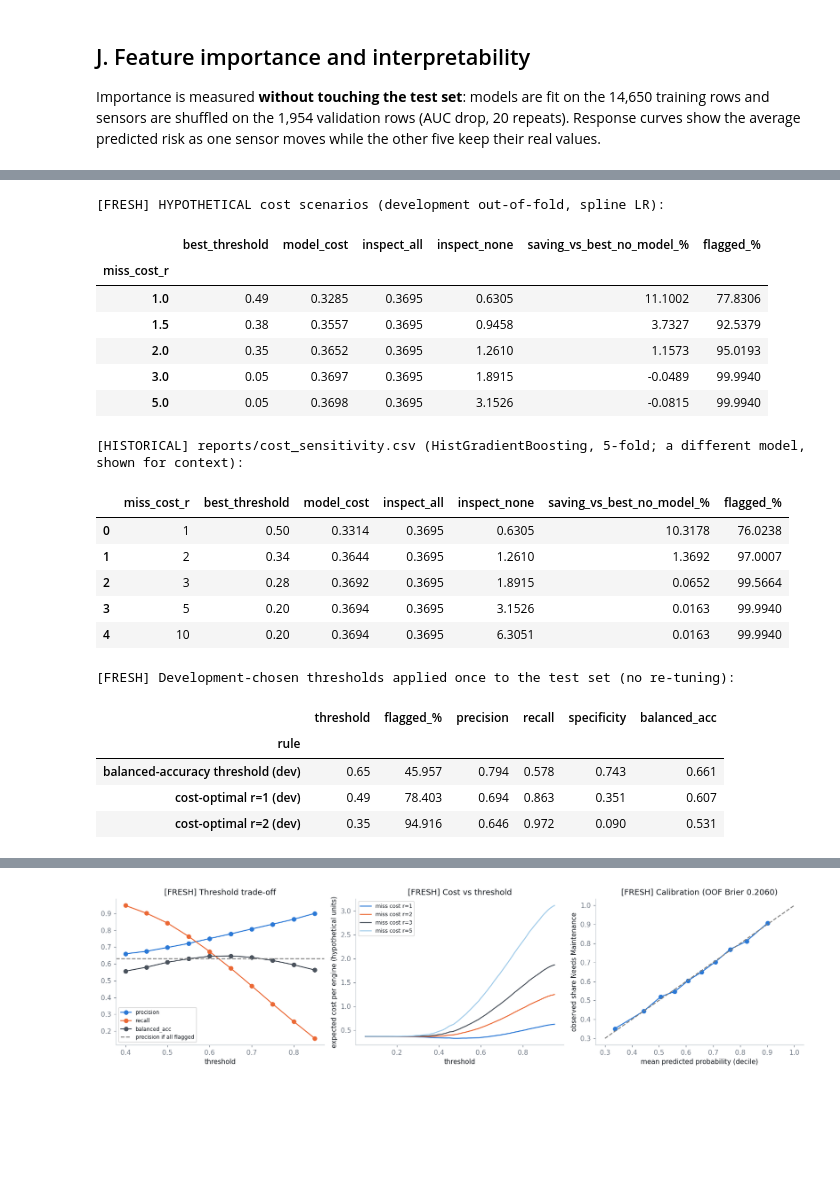
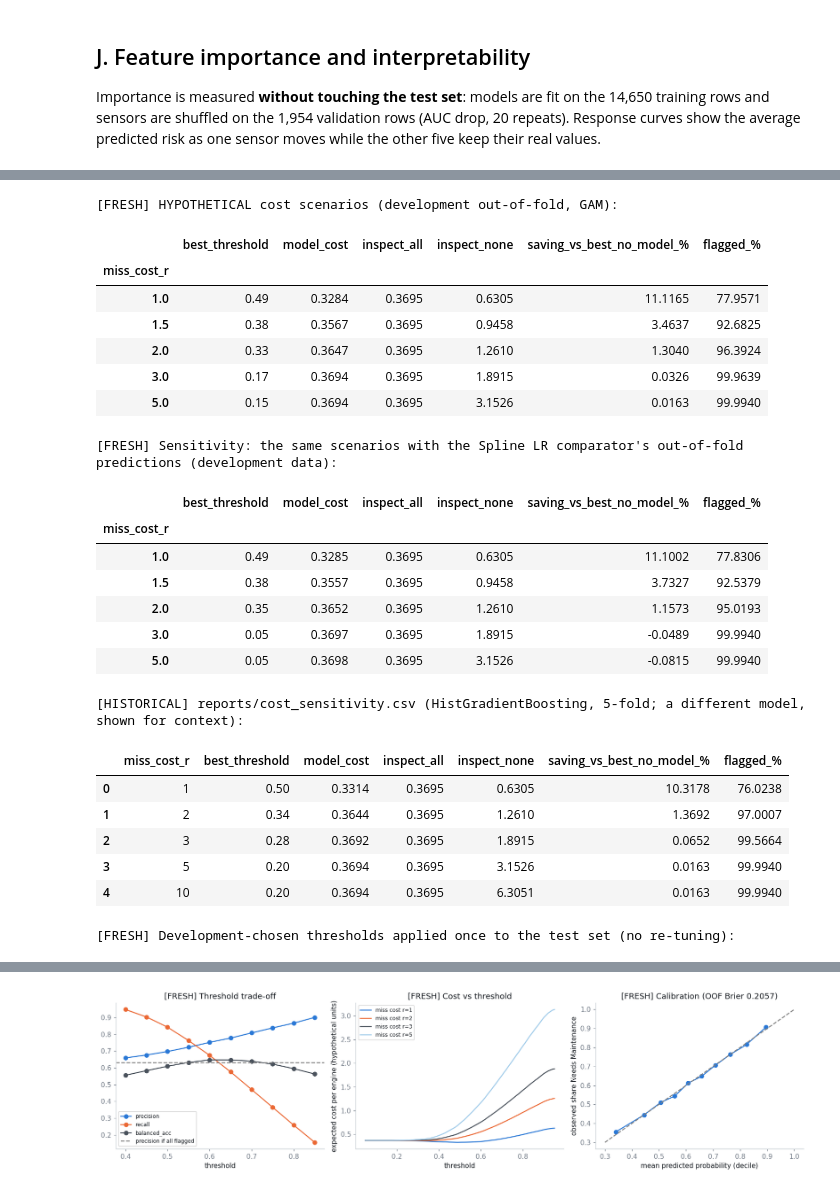
Before and after one commit to cynthia-0316/smartops, a Jupyter notebook: reports/colab_run/SmartOps_Final_Colab_Analysis.executed.ipynb, the cells around one changed output, grey strips where cells are left out. Cells and saved outputs as stored; diff of their text form; code cells hidden in the pictures; blank space fills up the shorter version.

```diff
--- a/reports/colab_run/SmartOps_Final_Colab_Analysis.executed.ipynb
+++ b/reports/colab_run/SmartOps_Final_Colab_Analysis.executed.ipynb
@@ -616,10 +631,10 @@ for nm, p in TEST_P.items():
 axes[0].plot([0, 1], [0, 1], "k:", label="no skill"); axes[0].set_xlabel("false positive rate"); axes[0].set_ylabel("true positive rate")
 axes[0].set_title("[FRESH] Test-set ROC curves"); axes[0].legend(fontsize=8, loc="lower right")
 
-cm = confusion_matrix(YT, (p_spline >= 0.5).astype(int))
+cm = confusion_matrix(YT, (p_final >= 0.5).astype(int))
 im = axes[1].imshow(cm, cmap="Blues")
 for (i, j), v in np.ndenumerate(cm): axes[1].text(j, i, f"{v:,}", ha="center", va="center", fontsize=13, color="white" if v > cm.max() / 2 else "black")
 axes[1].set_xticks([0, 1]); axes[1].set_xticklabels(["pred Normal", "pred Needs Maint."]); axes[1].set_yticks([0, 1]); axes[1].set_yticklabels(["true Normal", "true Needs Maint."])
-axes[1].set_title("[FRESH] Spline LR confusion matrix on test at threshold 0.5\n(reference only; Section K chooses the operating threshold on development data)", fontsize=9)
+axes[1].set_title("[FRESH] GAM confusion matrix on test at threshold 0.5\n(reference only; Section K chooses the operating threshold on development data)", fontsize=9)
 plt.tight_layout(); plt.show()
 # %% [output]
@@ -631,7 +646,7 @@ Importance is measured **without touching the test set**: models are fit on the
 # %%
 X_tr, y_tr = train_df[RAW_FEATURES], train_df[TARGET].values
 X_va, y_va = val_df[RAW_FEATURES], val_df[TARGET].values
-imp_models = {"Spline LR": spline_lr(6, C=0.03).fit(X_tr, y_tr)}
+imp_models = {"GAM": GAM(20).fit(X_tr, y_tr), "Spline LR": spline_lr(6, C=0.03).fit(X_tr, y_tr)}
 if catboost is not None:
     imp_models["CatBoost"] = CatBoostClassifier(**CB_PARAMS, random_seed=RANDOM_STATE, verbose=0, thread_count=2, allow_writing_files=False).fit(X_tr, y_tr)
 imp = {}
@@ -639,7 +654,7 @@ for nm, m in imp_models.items():
     r = permutation_importance(m, X_va, y_va, scoring="roc_auc", n_repeats=20, random_state=RANDOM_STATE)
     imp[nm] = pd.DataFrame({"mean": r.importances_mean, "std": r.importances_std}, index=RAW_FEATURES)
     print(f"[FRESH] {nm}: validation AUC {roc_auc_score(y_va, m.predict_proba(X_va)[:, 1]):.4f}")
-order = imp["Spline LR"]["mean"].sort_values().index
+order = imp["GAM"]["mean"].sort_values().index
 fig, ax = plt.subplots(figsize=(8, 4)); h = 0.38
 for k, (nm, d) in enumerate(imp.items()):
     ax.barh(np.arange(6) + (k - 0.5 * (len(imp) - 1)) * h, d.loc[order, "mean"], xerr=d.loc[order, "std"], height=h, label=nm)
@@ -669,8 +685,8 @@ for ax, c in zip(axes.ravel(), RAW_FEATURES):
         for g in grid:
             Z = S.copy(); Z[c] = g; out.append(m.predict_proba(Z)[:, 1].mean())
         return out
-    ax.plot(grid, curve(final_model), lw=2, label="Spline LR (deployed)")
-    if gam_model is not None: ax.plot(grid, curve(gam_model), lw=1.5, ls="--", label="GAM")
+    ax.plot(grid, curve(gam_model), lw=2, label="GAM (selected, deployed)")
+    ax.plot(grid, curve(spline_model), lw=1.5, ls="--", label="Spline LR (comparator)")
     edges = np.unique(np.quantile(X[c], np.linspace(0, 1, 21))); idx = np.clip(np.digitize(X[c], edges[1:-1]), 0, len(edges) - 2)
     ax.scatter([X[c][idx == b].median() for b in range(len(edges) - 1)], [YV[idx == b].mean() for b in range(len(edges) - 1)], s=14, c="gray", alpha=.6, label="observed rate")
     ax.set_title(f"{c} ({UNITS[c]})", fontsize=10)
@@ -684,7 +700,8 @@ fig.suptitle("[FRESH] Sensor response curves (average predicted probability of N
 The chosen thresholds are then applied once to the test predictions already computed in Section I.
 Costs are *hypothetical*: one unneeded inspection costs 1 unit, one missed fault costs *r* units. The dataset contains no cost data.
 # %%
-p_oof = OOF["Spline LR (6 knots, C=0.03)"][0]; prev = YV.mean()
+assert "GAM (20 splines)" in OOF, "the GAM cross-validation run (Section F) is required for the business analysis"
+p_oof = OOF["GAM (20 splines)"][0]; prev = YV.mean()      # selected model, development out-of-fold (repeat 1)
 def at_threshold(p, yy, t):
     pr = p >= t; tp = (pr & (yy == 1)).sum(); fp = (pr & (yy == 0)).sum(); fn = (~pr & (yy == 1)).sum(); tn = (~pr & (yy == 0)).sum()
     prec = tp / max(tp + fp, 1); rec = tp / (tp + fn); spec = tn / (tn + fp)
@@ -726,51 +743,60 @@ print("[FRESH] Capacity view: inspect the top k% by risk score (development out-
 # %%
-grid_t = np.round(np.arange(0.05, 0.96, 0.01), 2); crows = []
-for r in (1, 1.5, 2, 3, 5):
-    cs = [(((p_oof >= t) & (YV == 0)).sum() + r * ((p_oof < t) & (YV == 1)).sum()) / N for t in grid_t]; j = int(np.argmin(cs))
-    all_c, none_c = 1 - prev, r * prev
-    crows.append({"miss_cost_r": r, "best_threshold": grid_t[j], "model_cost": cs[j], "inspect_all": all_c, "inspect_none": none_c,
-                  "saving_vs_best_no_model_%": 100 * (min(all_c, none_c) - cs[j]) / min(all_c, none_c), "flagged_%": 100 * (p_oof >= grid_t[j]).mean()})
-cost = pd.DataFrame(crows).set_index("miss_cost_r")
-print("[FRESH] HYPOTHETICAL cost scenarios (development out-of-fold, spline LR):"); display(cost.round(4))
+grid_t = np.round(np.arange(0.05, 0.96, 0.01), 2)
+def cost_scenarios(p):
+    """Hypothetical cost per engine for each miss-cost ratio r (1 unneeded inspection = 1 unit, 1 missed fault = r units)."""
+    crows = []
+    for r in (1, 1.5, 2, 3, 5):
+        cs = [(((p >= t) & (YV == 0)).sum() + r * ((p < t) & (YV == 1)).sum()) / N for t in grid_t]; j = int(np.argmin(cs))
+        all_c, none_c = 1 - prev, r * prev
+        crows.append({"miss_cost_r": r, "best_threshold": grid_t[j], "model_cost": cs[j], "inspect_all": all_c, "inspect_none": none_c,
+                      "saving_vs_best_no_model_%": 100 * (min(all_c, none_c) - cs[j]) / min(all_c, none_c), "flagged_%": 100 * (p >= grid_t[j]).mean()})
+    return pd.DataFrame(crows).set_index("miss_cost_r")
+cost = cost_scenarios(p_oof)
+cost_spline = cost_scenarios(OOF["Spline LR (6 knots, C=0.03)"][0])
+print("[FRESH] HYPOTHETICAL cost scenarios (development out-of-fold, GAM):"); display(cost.round(4))
+print("[FRESH] Sensitivity: the same scenarios with the Spline LR comparator's out-of-fold predictions (development data):"); display(cost_spline.round(4))
 hist_cost = pd.read_csv(ROOT / "reports" / "cost_sensitivity.csv")
 print("[HISTORICAL] reports/cost_sensitivity.csv (HistGradientBoosting, 5-fold; a different model, shown for context):"); display(hist_cost.round(4))
 
 # apply the development-chosen thresholds once to the test predictions
 app = []
 for label, t in [("balanced-accuracy threshold (dev)", T_BAL), ("cost-optimal r=1 (dev)", float(cost.loc[1, "best_threshold"])), ("cost-optimal r=2 (dev)", float(cost.loc[2, "best_threshold"]))]:
-    row = at_threshold(p_spline, YT, t); row["rule"] = label; app.append(row)
+    row = at_threshold(p_final, YT, t); row["rule"] = label; app.append(row)
 print("[FRESH] Development-chosen thresholds applied once to the test set (no re-tuning):"); display(pd.DataFrame(app).set_index("rule").round(3))
 
 fig, axes = plt.subplots(1, 3, figsize=(15, 4))
 for c in ("precision", "recall", "balanced_acc"): axes[0].plot(thr.index, thr[c], marker="o", label=c)
 axes[0].axhline(prev, ls="--", c="gray", label="precision if all flagged"); axes[0].set_xlabel("threshold"); axes[0].legend(fontsize=8); axes[0].set_title("[FRESH] Threshold trade-off")
 for r in (1, 2, 3, 5): axes[1].plot(grid_t, [(((p_oof >= t) & (YV == 0)).sum() + r * ((p_oof < t) & (YV == 1)).sum()) / N for t in grid_t], label=f"miss cost r={r}")
 axes[1].set_xlabel("threshold"); axes[1].set_ylabel("expected cost per engine (hypothetical units)"); axes[1].legend(fontsize=8); axes[1].set_title("[FRESH] Cost vs threshold")
 qs = np.quantile(p_oof, np.linspace(0, 1, 11)); bi = np.clip(np.digitize(p_oof, qs[1:-1]), 0, 9)
 axes[2].plot([p_oof[bi == b].mean() for b in range(10)], [YV[bi == b].mean() for b in range(10)], marker="o"); axes[2].plot([0.3, 1], [0.3, 1], "--", c="gray")
 axes[2].set_xlabel("mean predicted probability (decile)"); axes[2].set_ylabel("observed share Needs Maintenance"); axes[2].set_title(f"[FRESH] Calibration (OOF Brier {brier_score_loss(YV, p_oof):.4f})")
 plt.tight_layout(); plt.show()
 print("Reading: when a missed fault costs 3x or more, the cost-optimal rule flags (almost) every engine, so the model adds little over 'inspect everything'.")
 print("These are scenarios, not forecasts. Scores prioritise inspections; they are not diagnoses, and human review is required.")
 # %% [output]
-[FRESH] HYPOTHETICAL cost scenarios (development out-of-fold, spline LR):
+[FRESH] HYPOTHETICAL cost scenarios (development out-of-fold, GAM):
 |  | best_threshold | model_cost | inspect_all | inspect_none | saving_vs_best_no_model_% | flagged_% |
 | miss_cost_r |  |  |  |  |  |  |
-| 1.0 | 0.49 | 0.3285 | 0.3695 | 0.6305 | 11.1002 | 77.8306 |
-| 1.5 | 0.38 | 0.3557 | 0.3695 | 0.9458 | 3.7327 | 92.5379 |
-| 2.0 | 0.35 | 0.3652 | 0.3695 | 1.2610 | 1.1573 | 95.0193 |
-| 3.0 | 0.05 | 0.3697 | 0.3695 | 1.8915 | -0.0489 | 99.9940 |
-| 5.0 | 0.05 | 0.3698 | 0.3695 | 3.1526 | -0.0815 | 99.9940 |
+| 1.0 | 0.49 | 0.3284 | 0.3695 | 0.6305 | 11.1165 | 77.9571 |
+| 1.5 | 0.38 | 0.3567 | 0.3695 | 0.9458 | 3.4637 | 92.6825 |
+| 2.0 | 0.33 | 0.3647 | 0.3695 | 1.2610 | 1.3040 | 96.3924 |
+| 3.0 | 0.17 | 0.3694 | 0.3695 | 1.8915 | 0.0326 | 99.9639 |
+| 5.0 | 0.15 | 0.3694 | 0.3695 | 3.1526 | 0.0163 | 99.9940 |
-[HISTORICAL] reports/cost_sensitivity.csv (HistGradientBoosting, 5-fold; a different model, shown for context):
+[FRESH] Sensitivity: the same scenarios with the Spline LR comparator's out-of-fold predictions (development data):
-|  | miss_cost_r | best_threshold | model_cost | inspect_all | inspect_none | saving_vs_best_no_model_% | flagged_% |
-| 0 | 1 | 0.50 | 0.3314 | 0.3695 | 0.6305 | 10.3178 | 76.0238 |
-| 1 | 2 | 0.34 | 0.3644 | 0.3695 | 1.2610 | 1.3692 | 97.0007 |
-| 2 | 3 | 0.28 | 0.3692 | 0.3695 | 1.8915 | 0.0652 | 99.5664 |
-| 3 | 5 | 0.20 | 0.3694 | 0.3695 | 3.1526 | 0.0163 | 99.9940 |
-| 4 | 10 | 0.20 | 0.3694 | 0.3695 | 6.3051 | 0.0163 | 99.9940 |
+|  | best_threshold | model_cost | inspect_all | inspect_none | saving_vs_best_no_model_% | flagged_% |
+| miss_cost_r |  |  |  |  |  |  |
+| 1.0 | 0.49 | 0.3285 | 0.3695 | 0.6305 | 11.1002 | 77.8306 |
+| 1.5 | 0.38 | 0.3557 | 0.3695 | 0.9458 | 3.7327 | 92.5379 |
+| 2.0 | 0.35 | 0.3652 | 0.3695 | 1.2610 | 1.1573 | 95.0193 |
+| 3.0 | 0.05 | 0.3697 | 0.3695 | 1.8915 | -0.0489 | 99.9940 |
+| 5.0 | 0.05 | 0.3698 | 0.3695 | 3.1526 | -0.0815 | 99.9940 |
-[FRESH] Development-chosen thresholds applied once to the test set (no re-tuning):
+[HISTORICAL] reports/cost_sensitivity.csv (HistGradientBoosting, 5-fold; a different model, shown for context):
-|  | threshold | flagged_% | precision | recall | specificity | balanced_acc |
-| rule |  |  |  |  |  |  |
-| balanced-accuracy threshold (dev) | 0.65 | 45.957 | 0.794 | 0.578 | 0.743 | 0.661 |
-| cost-optimal r=1 (dev) | 0.49 | 78.403 | 0.694 | 0.863 | 0.351 | 0.607 |
-| cost-optimal r=2 (dev) | 0.35 | 94.916 | 0.646 | 0.972 | 0.090 | 0.531 |
+|  | miss_cost_r | best_threshold | model_cost | inspect_all | inspect_none | saving_vs_best_no_model_% | flagged_% |
+| 0 | 1 | 0.50 | 0.3314 | 0.3695 | 0.6305 | 10.3178 | 76.0238 |
+| 1 | 2 | 0.34 | 0.3644 | 0.3695 | 1.2610 | 1.3692 | 97.0007 |
+| 2 | 3 | 0.28 | 0.3692 | 0.3695 | 1.8915 | 0.0652 | 99.5664 |
+| 3 | 5 | 0.20 | 0.3694 | 0.3695 | 3.1526 | 0.0163 | 99.9940 |
+| 4 | 10 | 0.20 | 0.3694 | 0.3695 | 6.3051 | 0.0163 | 99.9940 |
+[FRESH] Development-chosen thresholds applied once to the test set (no re-tuning):
```
Also changed, not shown: parts of 24 cells of this notebook, 3 other files.
